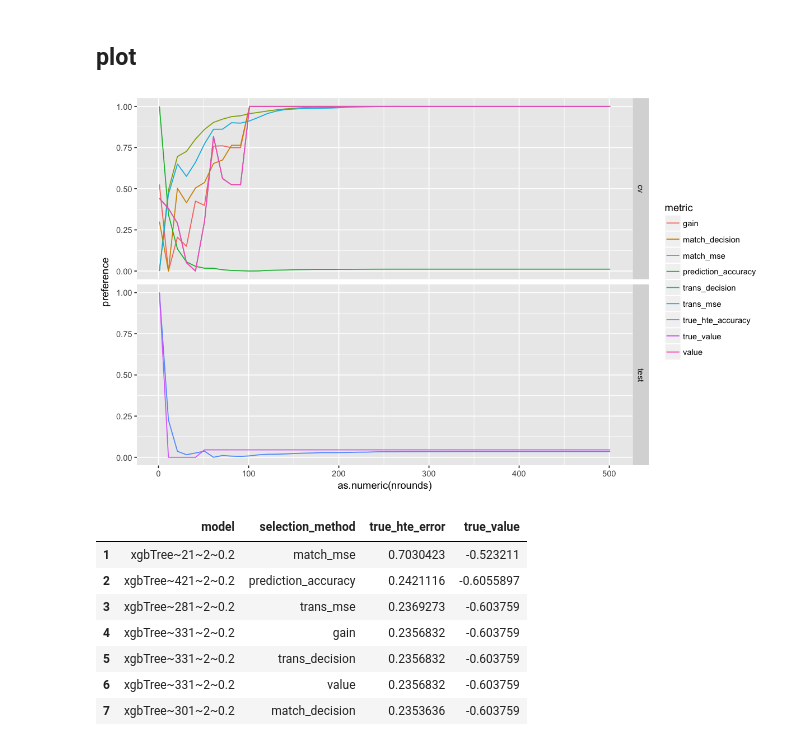
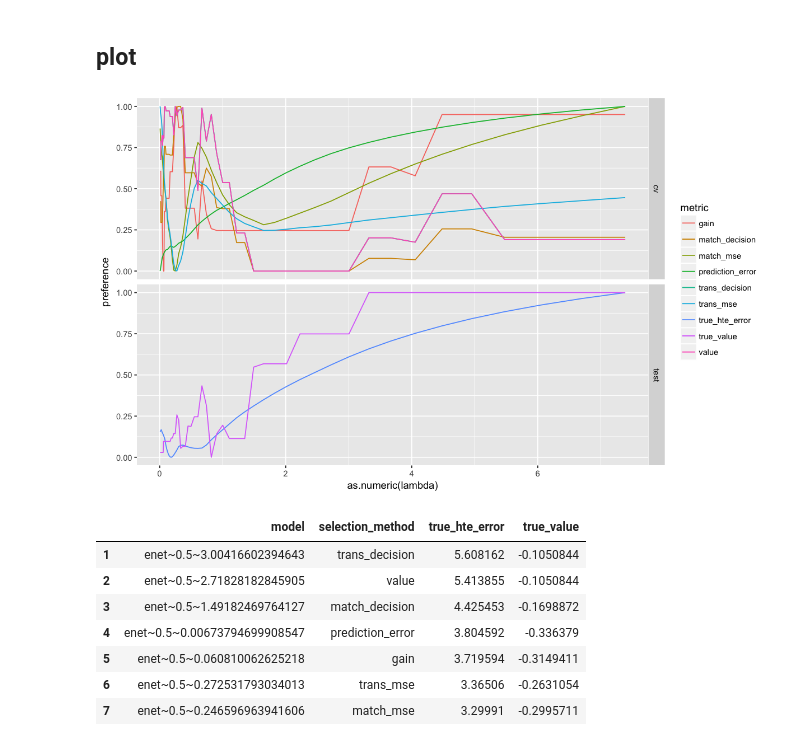
Before and after one commit to som-shahlab/ITE-model-selection, a Jupyter notebook: hte-cv-decision.ipynb, the cells around one changed output. Drawn from its saved outputs; the diff is of its cells as text; code cells hidden in the pictures.

```diff
--- a/hte-cv-decision.ipynb
+++ b/hte-cv-decision.ipynb
@@ -17,9 +17,11 @@ source("src/hte_cv.R")
 source("src/eval_hte_cv.R")
 # detach("package:plyr", unload=TRUE)
 # %%
-model = list(method="xgbTree",
-             tune_grid=expand.grid(nrounds = seq(1,501,10), max_depth = c(2), eta = 0.2))
-DGP = DGPs[[2]]
+model = list(list(method="xgbTree",
+             tune_grid=expand.grid(nrounds = seq(1,501,10), max_depth = c(2), eta = 0.2)))
+# model = list(list(method="enet",
+#              tune_grid=expand.grid(fraction = 0.5, lambda=exp(seq(-5,2,0.1)))))
+DGP = DGPs[[5]]
 training_percent = 0.5
 n_folds = 5
 rep = 1
@@ -33,43 +45,41 @@ error_stuff = estimate_stuff %$% get_errors(cv_estimates, test_estimates)
 # %%
 options(repr.plot.width=10, repr.plot.height=6)
 
-cv_plot = error_stuff$cv_accuracy %>%
+cv_plot = error_stuff$cv_error %>%
     separate(model, model %$% c(method, names(tune_grid)), sep="~") %>%
     rename(metric=selection_method) %>%
     group_by(metric) %>%
-    mutate(preference = (accuracy - min(accuracy, na.rm=T))/(max(accuracy, na.rm=T)-min(accuracy, na.rm=T))) %>%
+    mutate(preference = (error - min(error, na.rm=T))/(max(error, na.rm=T)-min(error, na.rm=T))) %>%
     mutate(evaluation = "cv")
 
 # ggplot(aes(x=as.numeric(nrounds), y=preference)) +
 #     geom_line(aes(color=metric))
 
-test_plot = error_stuff$test_accuracy %>%
+test_plot = error_stuff$test_error %>%
     separate(model, model %$% c(method, names(tune_grid)), sep="~") %>%
-    mutate(true_hte_accuracy = true_hte_error) %>%
-    select(-true_hte_error) %>%
-    gather(metric, accuracy, true_hte_accuracy, true_value) %>%
+    gather(metric, error, true_hte_error, true_value) %>%
     group_by(metric) %>%
-    mutate(preference = (accuracy - min(accuracy))/(max(accuracy)-min(accuracy))) %>%
+    mutate(preference = (error - min(error))/(max(error)-min(error))) %>%
     mutate(evaluation = "test")
 
 # # ggplot(aes(x=as.numeric(nrounds), y=preference)) +
 # #     geom_line(aes(color=metric), size=3)
 
 cv_plot %>% bind_rows(test_plot) %>%
-ggplot(aes(x=as.numeric(nrounds), y=preference)) +
+ggplot(aes(x=as.numeric(lambda), y=preference)) +
     geom_line(aes(color=metric)) +
     facet_grid(evaluation~.)
 # %% [output]
-[figure, old version]
+[figure, new version]
 # %%
-error_stuff$true_selection_accuracy %>% arrange(-true_hte_error) %>% data.frame
+error_stuff$true_selection_error %>% arrange(-true_hte_error) %>% data.frame
 # %% [output]
 |  | model | selection_method | true_hte_error | true_value |
-| 1 | xgbTree~21~2~0.2 | match_mse | 0.7030423 | -0.523211 |
-| 2 | xgbTree~421~2~0.2 | prediction_accuracy | 0.2421116 | -0.6055897 |
-| 3 | xgbTree~281~2~0.2 | trans_mse | 0.2369273 | -0.603759 |
-| 4 | xgbTree~331~2~0.2 | gain | 0.2356832 | -0.603759 |
-| 5 | xgbTree~331~2~0.2 | trans_decision | 0.2356832 | -0.603759 |
-| 6 | xgbTree~331~2~0.2 | value | 0.2356832 | -0.603759 |
-| 7 | xgbTree~301~2~0.2 | match_decision | 0.2353636 | -0.603759 |
+| 1 | enet~0.5~3.00416602394643 | trans_decision | 5.608162 | -0.1050844 |
+| 2 | enet~0.5~2.71828182845905 | value | 5.413855 | -0.1050844 |
+| 3 | enet~0.5~1.49182469764127 | match_decision | 4.425453 | -0.1698872 |
+| 4 | enet~0.5~0.00673794699908547 | prediction_error | 3.804592 | -0.336379 |
+| 5 | enet~0.5~0.060810062625218 | gain | 3.719594 | -0.3149411 |
+| 6 | enet~0.5~0.272531793034013 | trans_mse | 3.36506 | -0.2631054 |
+| 7 | enet~0.5~0.246596963941606 | match_mse | 3.29991 | -0.2995711 |
 # %%
```
Also changed, not shown: parts of 7 cells of this notebook, 1 other file.
